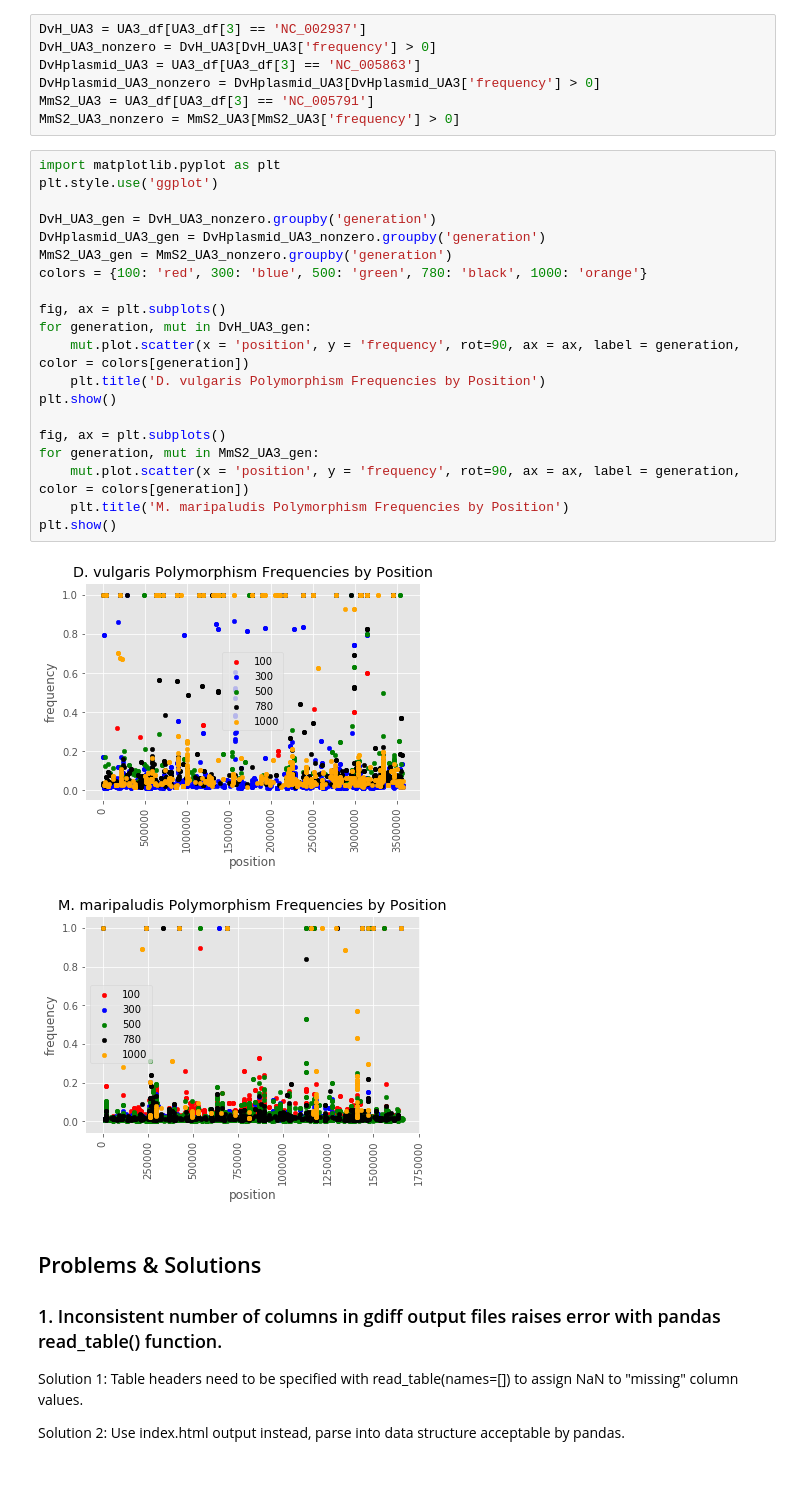
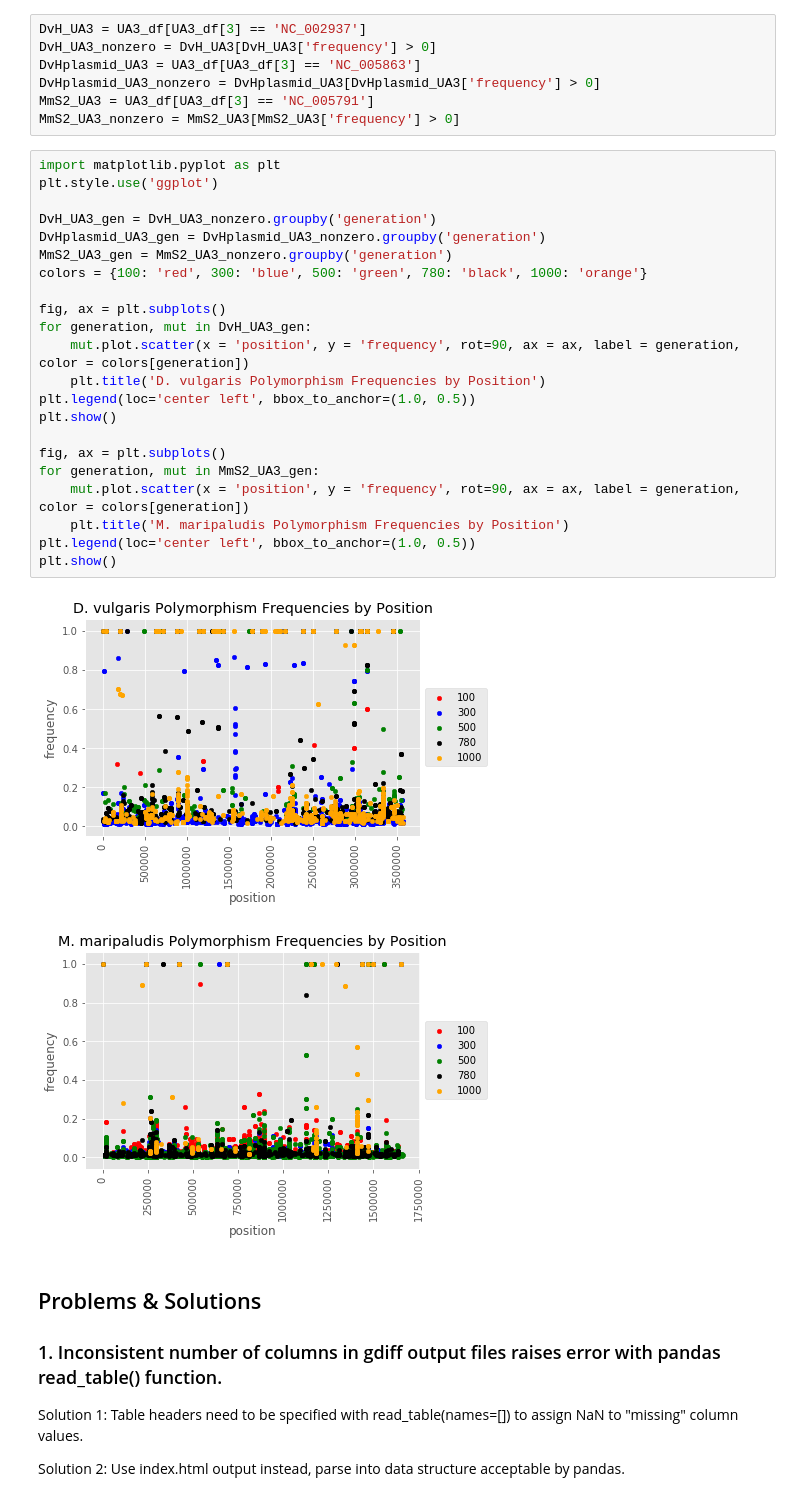
Before and after one commit to yeemey/scriptingProjects, a Jupyter notebook: python/mutationTimeSeries.ipynb, the cells around one changed output. Drawn from its saved outputs; the diff is of its cells as text.

Commit message:
fixed plot legends

```diff
--- a/python/mutationTimeSeries.ipynb
+++ b/python/mutationTimeSeries.ipynb
@@ -127,26 +127,28 @@ MmS2_UA3_nonzero = MmS2_UA3[MmS2_UA3['frequency'] > 0]
 # %%
 import matplotlib.pyplot as plt
 plt.style.use('ggplot')
 
 DvH_UA3_gen = DvH_UA3_nonzero.groupby('generation')
 DvHplasmid_UA3_gen = DvHplasmid_UA3_nonzero.groupby('generation')
 MmS2_UA3_gen = MmS2_UA3_nonzero.groupby('generation')
 colors = {100: 'red', 300: 'blue', 500: 'green', 780: 'black', 1000: 'orange'}
 
 fig, ax = plt.subplots()
 for generation, mut in DvH_UA3_gen:
     mut.plot.scatter(x = 'position', y = 'frequency', rot=90, ax = ax, label = generation, color = colors[generation])
     plt.title('D. vulgaris Polymorphism Frequencies by Position')
+plt.legend(loc='center left', bbox_to_anchor=(1.0, 0.5))
 plt.show()
 
 fig, ax = plt.subplots()
 for generation, mut in MmS2_UA3_gen:
     mut.plot.scatter(x = 'position', y = 'frequency', rot=90, ax = ax, label = generation, color = colors[generation])
     plt.title('M. maripaludis Polymorphism Frequencies by Position')
+plt.legend(loc='center left', bbox_to_anchor=(1.0, 0.5))
 plt.show()
 # %% [output]
-[figure, old version]
+[figure, new version]
-[figure, old version]
+[figure, new version]
 # %% [markdown]
 ## Problems & Solutions
 ### 1. Inconsistent number of columns in gdiff output files raises error with pandas read_table() function.
```
